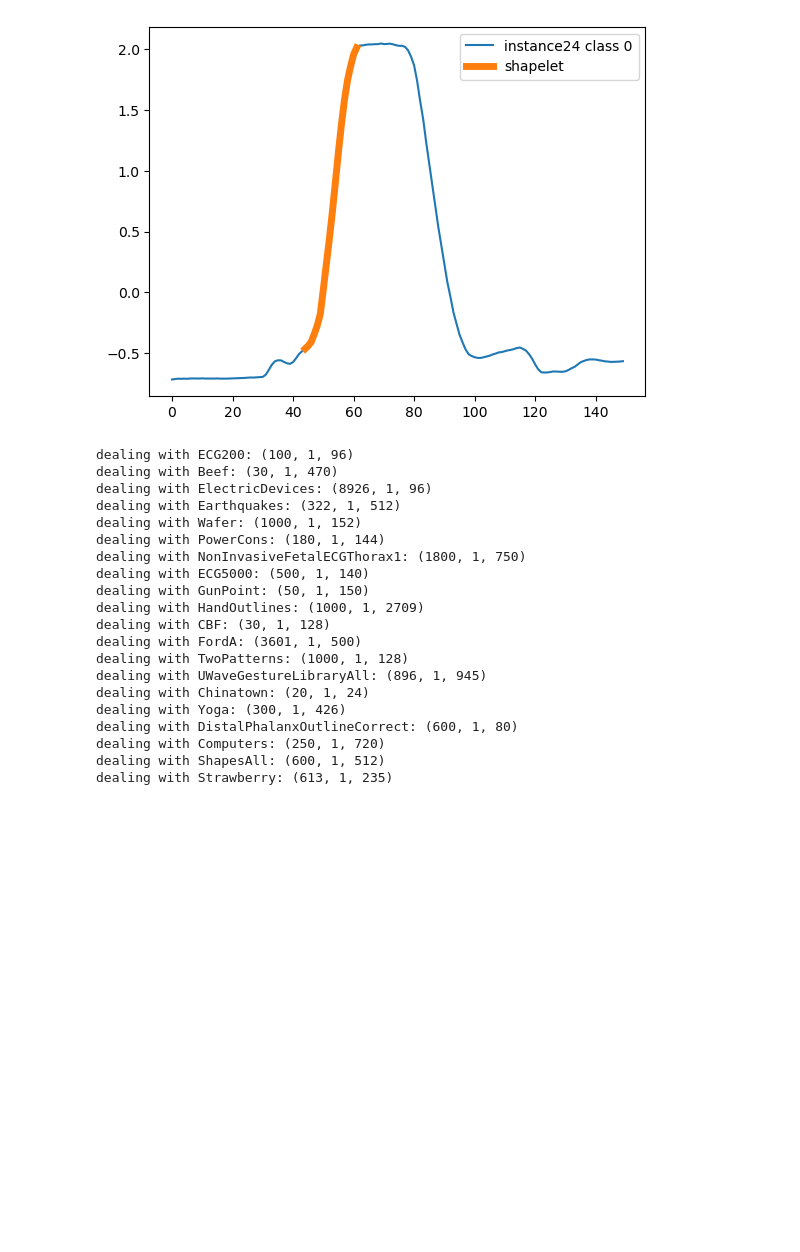
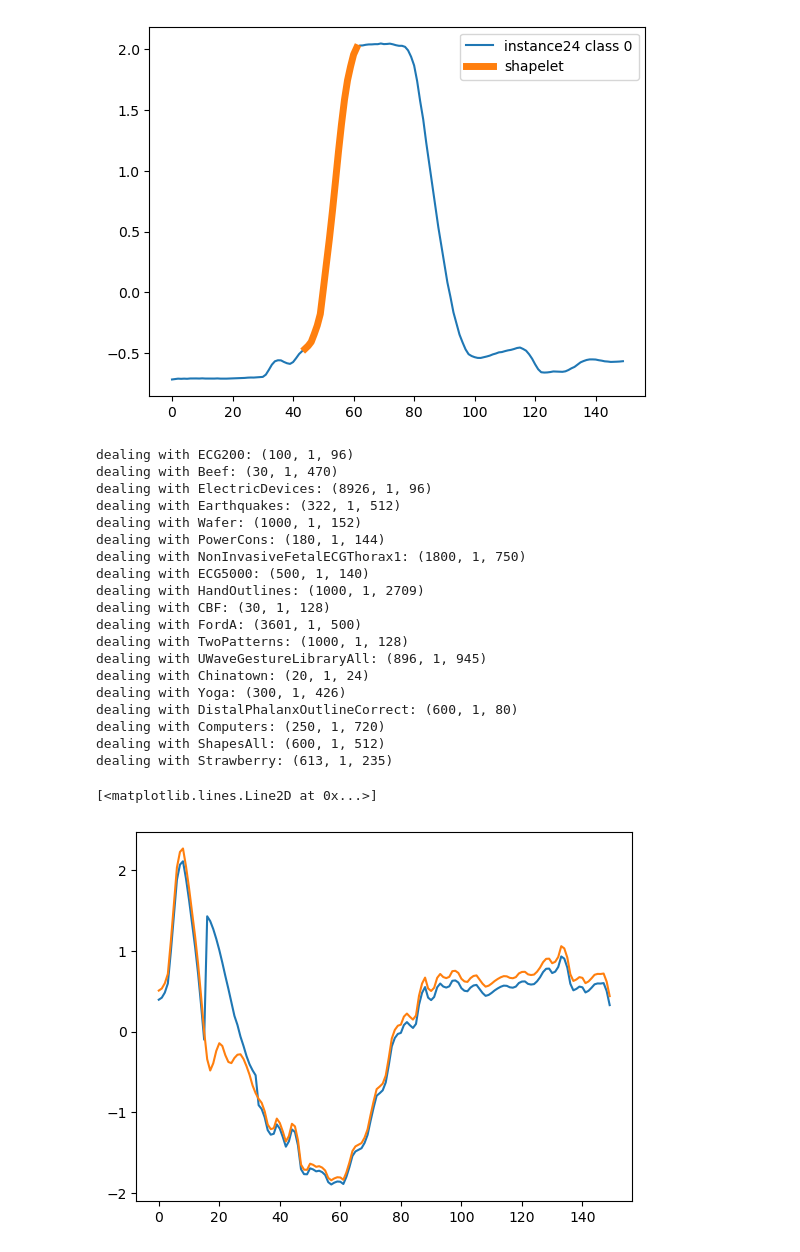
Before and after one commit to LbzSteven/implet, a Jupyter notebook: Probe_shapelet.ipynb, the cells around one changed output. Saved outputs shown, nothing was run; the diff lists cells and outputs as text; code cells hidden in the pictures; blank space fills up the shorter version.

Commit message:
11.17.2024 implet extractor

```diff
--- a/Probe_shapelet.ipynb
+++ b/Probe_shapelet.ipynb
@@ -37,10 +40,13 @@ plt.legend()
 # %% [output]
 <matplotlib.legend.Legend at 0x...>
 [figure]
+# %%
+shapelet = train_x[2,:,90:107].flatten()
+# shapelet = z_norm_process_shapelet(shapelet)
 # %%
-pdata = get_pdata(shapelet=z_norm_shapelet, selected_datasets=utils.selected_uni, inst_length=instance_length,
+pdata = get_pdata(shapelet=shapelet, selected_datasets=utils.selected_uni, inst_length=instance_length,
                    num_shapelet=1, is_add=False, repeat_max=100,
-                       is_z_norm=True, save_dir='probe/GunPoint')
+                       is_z_norm=True, save_dir='probe/GunPoint_implet')
 # %% [output]
 dealing with ECG200: (100, 1, 96)
 dealing with Beef: (30, 1, 470)
@@ -50,7 +56,6 @@ dealing with Wafer: (1000, 1, 152)
 dealing with PowerCons: (180, 1, 144)
 dealing with NonInvasiveFetalECGThorax1: (1800, 1, 750)
 dealing with ECG5000: (500, 1, 140)
-dealing with GunPoint: (50, 1, 150)
 dealing with HandOutlines: (1000, 1, 2709)
 dealing with CBF: (30, 1, 128)
 dealing with FordA: (3601, 1, 500)
@@ -63,6 +68,12 @@ dealing with Computers: (250, 1, 720)
 dealing with ShapesAll: (600, 1, 512)
 dealing with Strawberry: (613, 1, 235)
 # %%
-with open('probe/GunPoint/pdata.pkl','rb') as f:
+with open('probe/GunPoint_implet/pdata.pkl','rb') as f:
     pdata = pickle.load(f)
+# %%
+plt.plot(pdata['pdata_ws'][0].flatten(),label='with shapelet')
+plt.plot(pdata['pdata_wos'][0].flatten(),label='without shapelet')
+# %% [output]
+[<matplotlib.lines.Line2D at 0x...>]
+[figure, added]
 # %%
```
Also changed, not shown: parts of 15 cells of this notebook, 16 other files.
